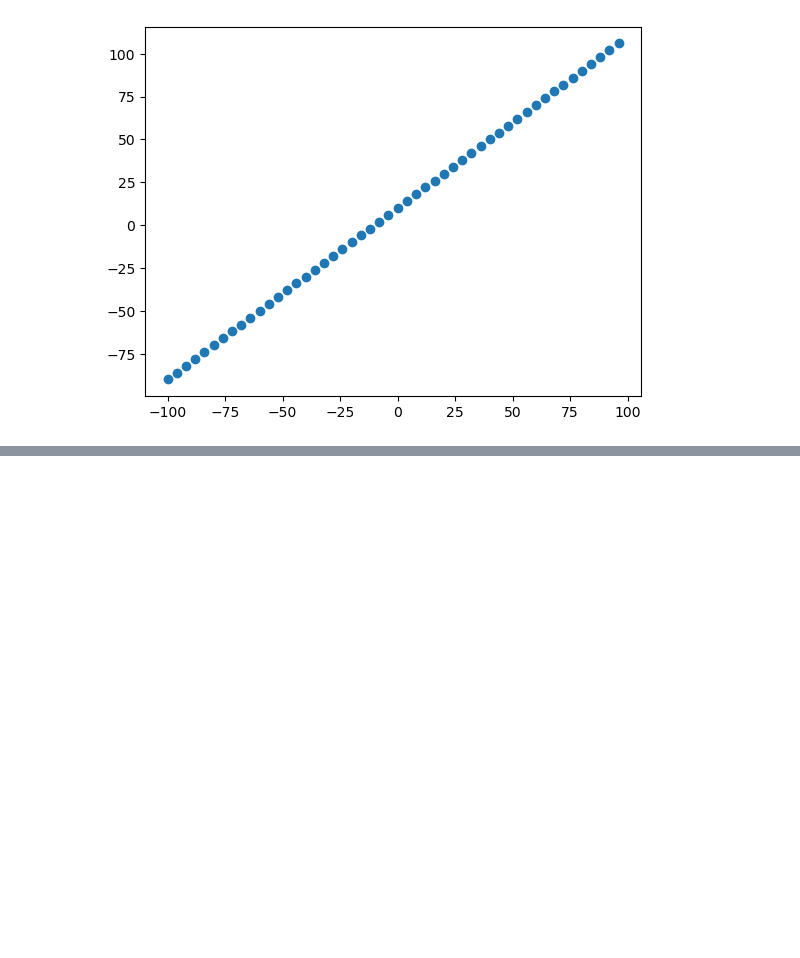
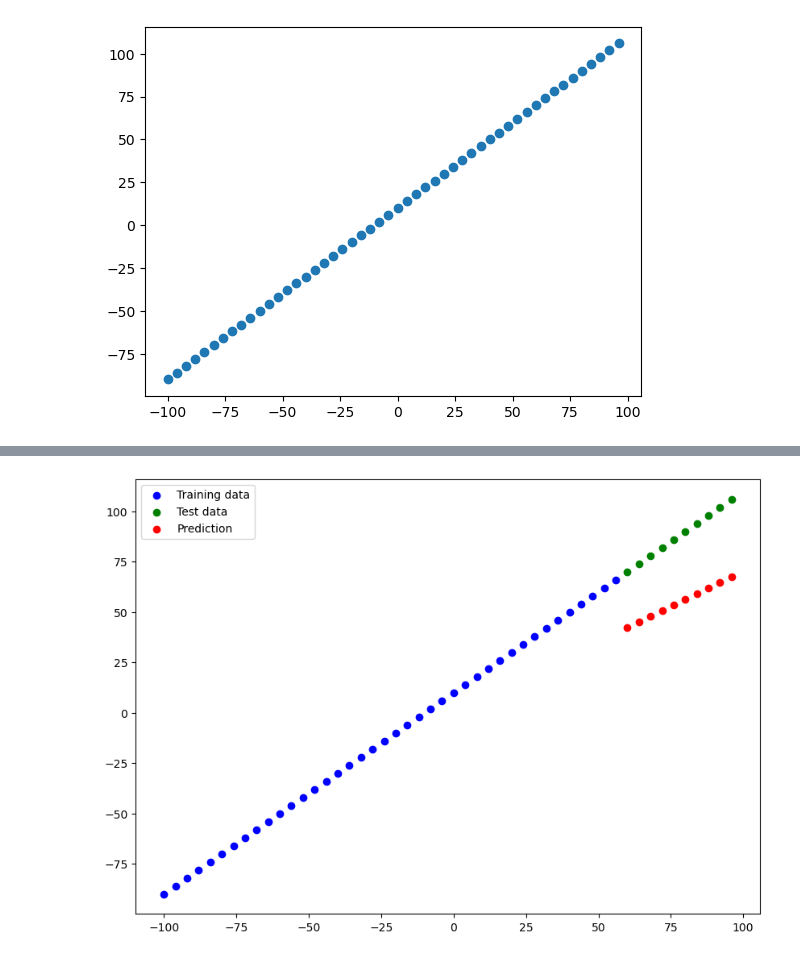
Before and after one commit to bmmukhridin/TensorFlow-Course, a Jupyter notebook: tf-Regression.ipynb, the cells around one changed output, grey strips where cells are left out. Cells and saved outputs as stored; diff of their text form; code cells hidden in the pictures; blank space fills up the shorter version.

```diff
--- a/tf-Regression.ipynb
+++ b/tf-Regression.ipynb
@@ -198,0 +321,8 @@ scaler.fit(X_train,y_train)
+# %%
+model_1 = Sequential()
+
+model_1.add(Dense(1))
+# %%
+model_1.compile(loss='mae', optimizer='adam', metrics='mae')
+# %%
+model_1.fit(tf.expand_dims(X_train, axis=-1), y_train)
@@ -198,0 +332,3 @@ scaler.fit(X_train,y_train)
+# %%
+# plot_prefictions(predictions=model_1)
+y_pred_1 = model_1.predict(X_test)
@@ -198,0 +337,4 @@ scaler.fit(X_train,y_train)
+# %%
+plot_prefictions(predictions=y_pred_1)
+# %% [output]
+[figure, added]
```
Also changed, not shown: parts of 30 cells of this notebook.
